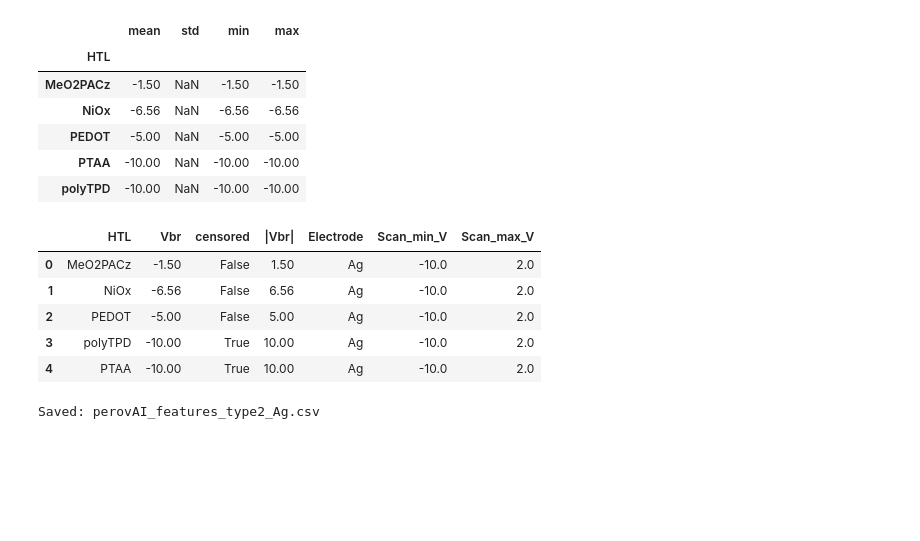
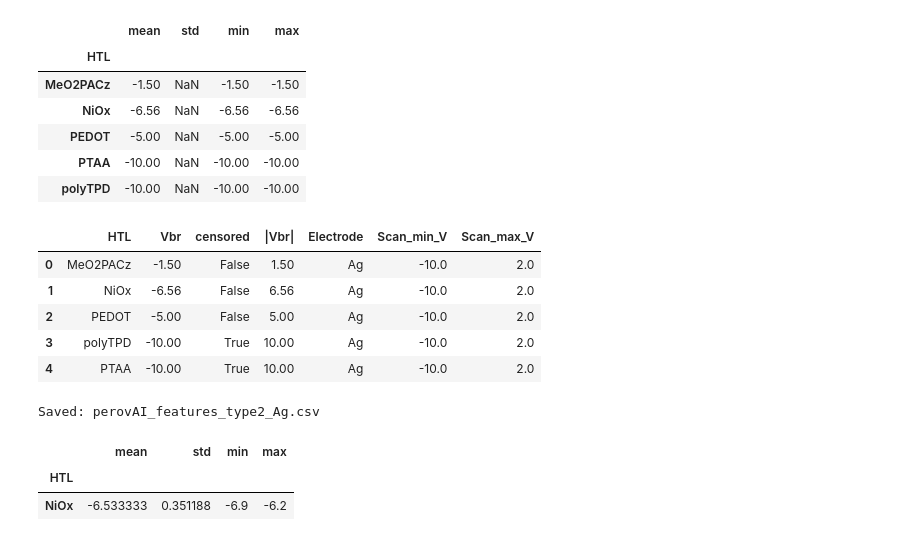
Before and after one commit to Mazhar-PerovAI/PerovAI_Course, a Jupyter notebook: Week08/Week08_reverse_bias/week08_reverse_bias.ipynb, the cells around one changed output. Drawn from its saved outputs; the diff is of its cells as text; code cells hidden in the pictures; blank space fills up the shorter version.

```diff
--- a/Week08/Week08_reverse_bias/week08_reverse_bias.ipynb
+++ b/Week08/Week08_reverse_bias/week08_reverse_bias.ipynb
@@ -219,3 +219,14 @@ features.to_csv("perovAI_features_type2_Ag.csv", index=False)
 print("Saved: perovAI_features_type2_Ag.csv")
 # %% [output]
 Saved: perovAI_features_type2_Ag.csv
+# %%
+test = pd.DataFrame({
+    "HTL": ["NiOx","NiOx","NiOx"],
+    "Vbr": [-6.2, -6.5, -6.9]
+})
+
+test.groupby("HTL")["Vbr"].agg(["mean","std","min","max"])
+# %% [output]
+|  | mean | std | min | max |
+| HTL |  |  |  |  |
+| NiOx | -6.533333 | 0.351188 | -6.9 | -6.2 |
```
